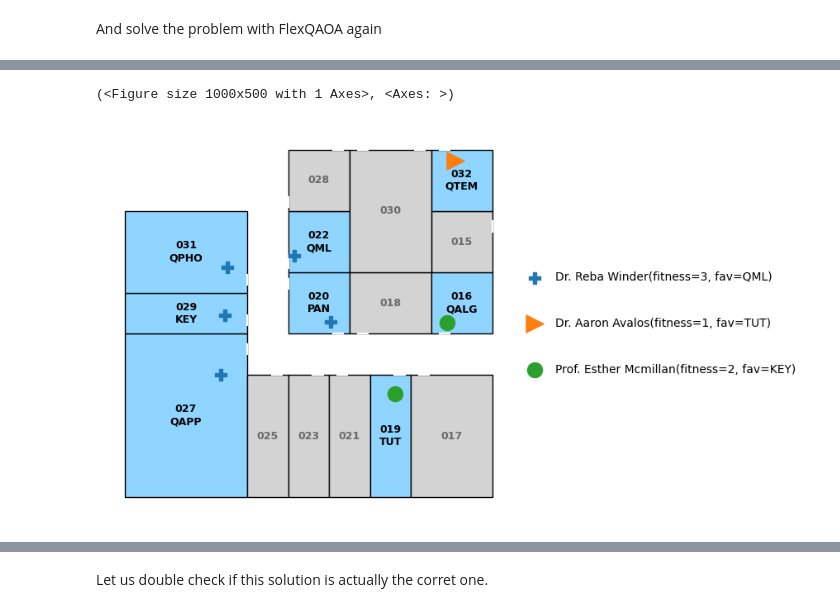
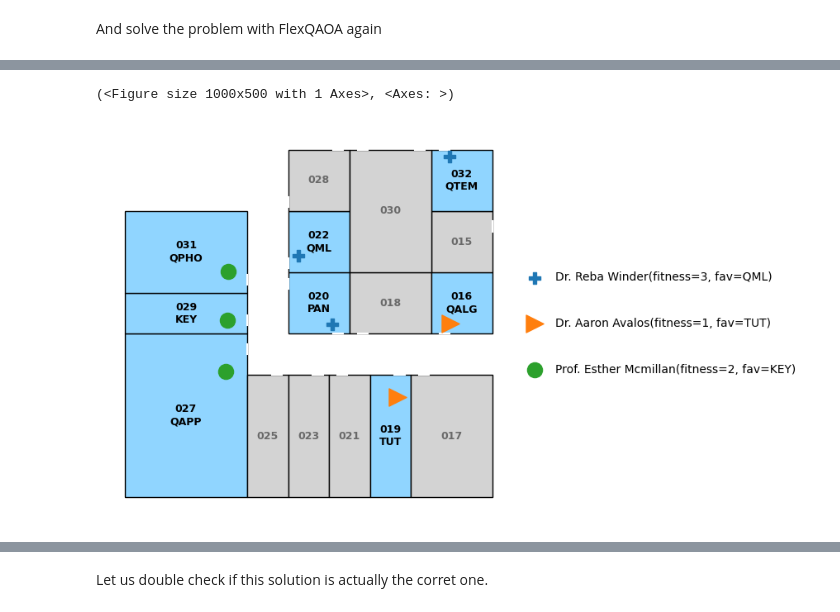
Before and after one commit to aqarios/qce-qaoa-tutorial, a Jupyter notebook: solutions/06_ModelExtension.ipynb, the cells around one changed output, grey strips where cells are left out. Drawn from its saved outputs; the diff is of its cells as text; code cells hidden in the pictures.

```diff
--- a/solutions/06_ModelExtension.ipynb
+++ b/solutions/06_ModelExtension.ipynb
@@ -127,7 +120,6 @@ pretty(sol)
 # %%
-best = sol.best()
-assignment = solution_to_assignment(best, chairs)
+assignment = solution_to_assignment(sol, chairs)
 plot_floor_plan(center, schedule=schedule, chairs=chairs, assignment=assignment)
 # %% [output]
 (<Figure size 1000x500 with 1 Axes>, <Axes: >)
-[figure, old version]
+[figure, new version]
```
Also changed, not shown: parts of 5 cells of this notebook, 14 other files.
